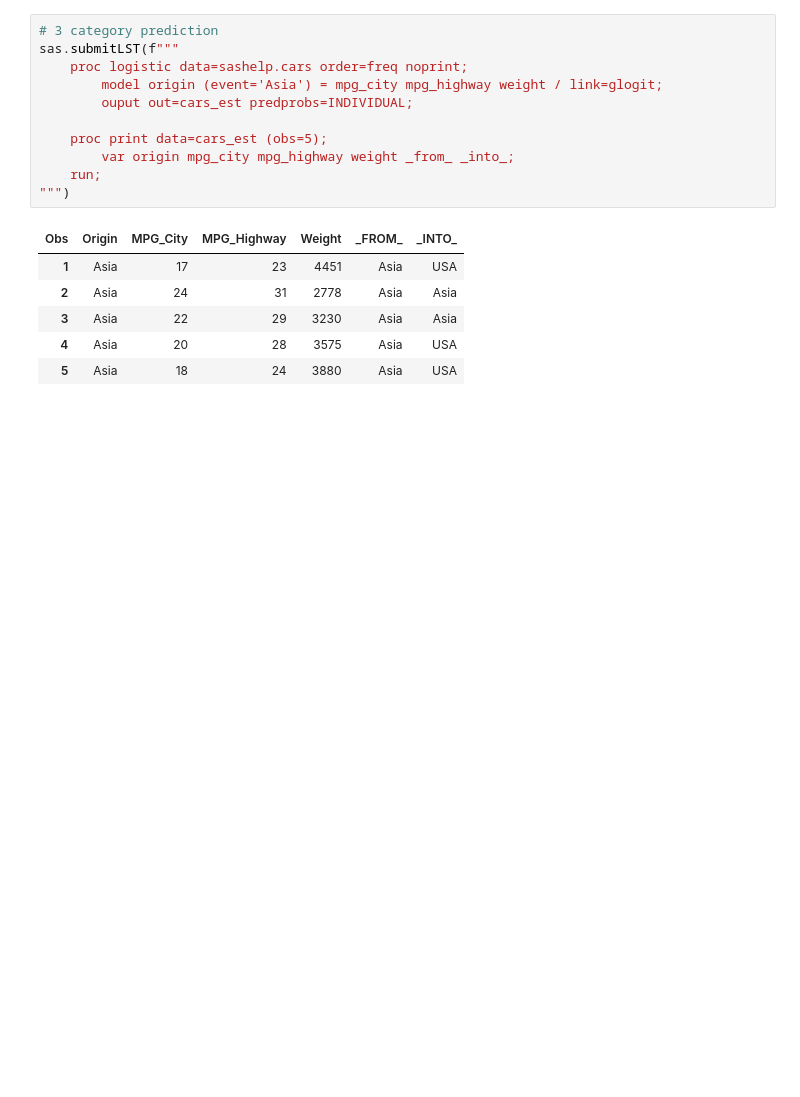
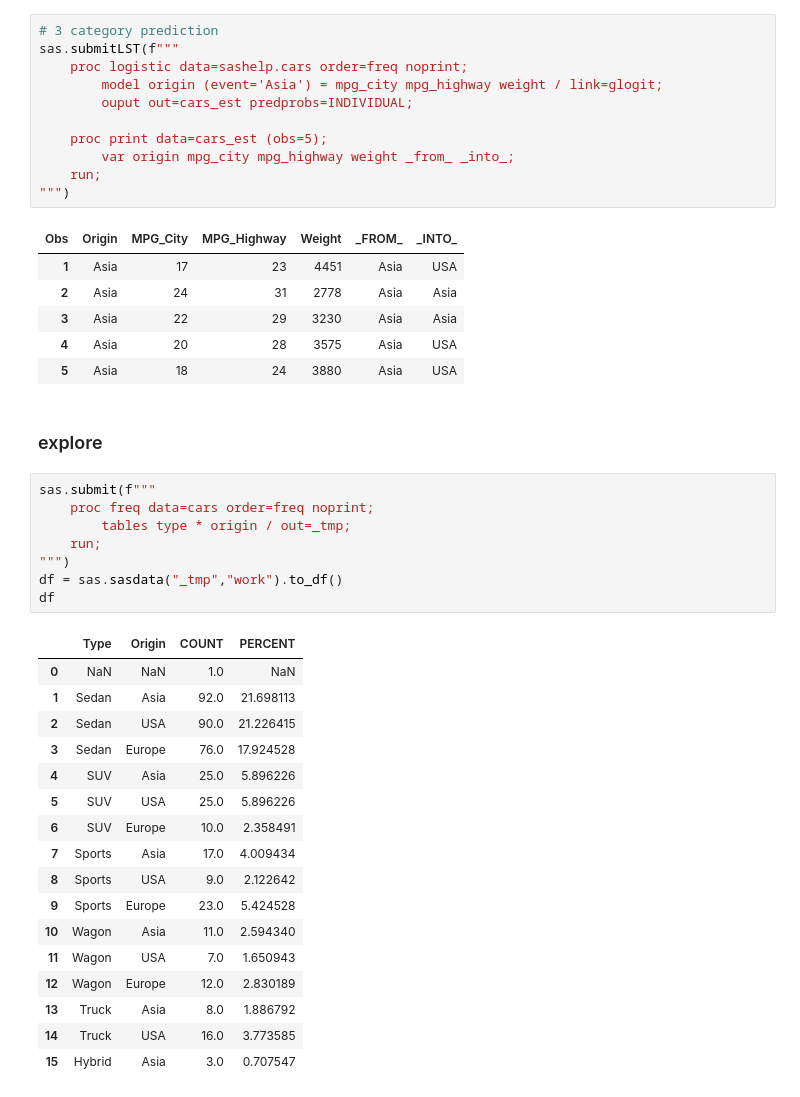
Before and after one commit to 0xdomyz/sas_collection, a Jupyter notebook: example_data/cars.ipynb, the cells around one changed output. Saved outputs shown, nothing was run; the diff lists cells and outputs as text; blank space fills up the shorter version.

```diff
--- a/example_data/cars.ipynb
+++ b/example_data/cars.ipynb
@@ -83,3 +69,31 @@ sas.submitLST(f"""
 | 3 | Asia | 22 | 29 | 3230 | Asia | Asia |
 | 4 | Asia | 20 | 28 | 3575 | Asia | USA |
 | 5 | Asia | 18 | 24 | 3880 | Asia | USA |
+# %% [markdown]
+### explore
+# %%
+sas.submit(f"""
+    proc freq data=cars order=freq noprint;
+        tables type * origin / out=_tmp;
+    run;
+""")
+df = sas.sasdata("_tmp","work").to_df()
+df
+# %% [output]
+|  | Type | Origin | COUNT | PERCENT |
+| 0 | NaN | NaN | 1.0 | NaN |
+| 1 | Sedan | Asia | 92.0 | 21.698113 |
+| 2 | Sedan | USA | 90.0 | 21.226415 |
+| 3 | Sedan | Europe | 76.0 | 17.924528 |
+| 4 | SUV | Asia | 25.0 | 5.896226 |
+| 5 | SUV | USA | 25.0 | 5.896226 |
+| 6 | SUV | Europe | 10.0 | 2.358491 |
+| 7 | Sports | Asia | 17.0 | 4.009434 |
+| 8 | Sports | USA | 9.0 | 2.122642 |
+| 9 | Sports | Europe | 23.0 | 5.424528 |
+| 10 | Wagon | Asia | 11.0 | 2.594340 |
+| 11 | Wagon | USA | 7.0 | 1.650943 |
+| 12 | Wagon | Europe | 12.0 | 2.830189 |
+| 13 | Truck | Asia | 8.0 | 1.886792 |
+| 14 | Truck | USA | 16.0 | 3.773585 |
+| 15 | Hybrid | Asia | 3.0 | 0.707547 |
```
Also changed, not shown: parts of 8 cells of this notebook.
